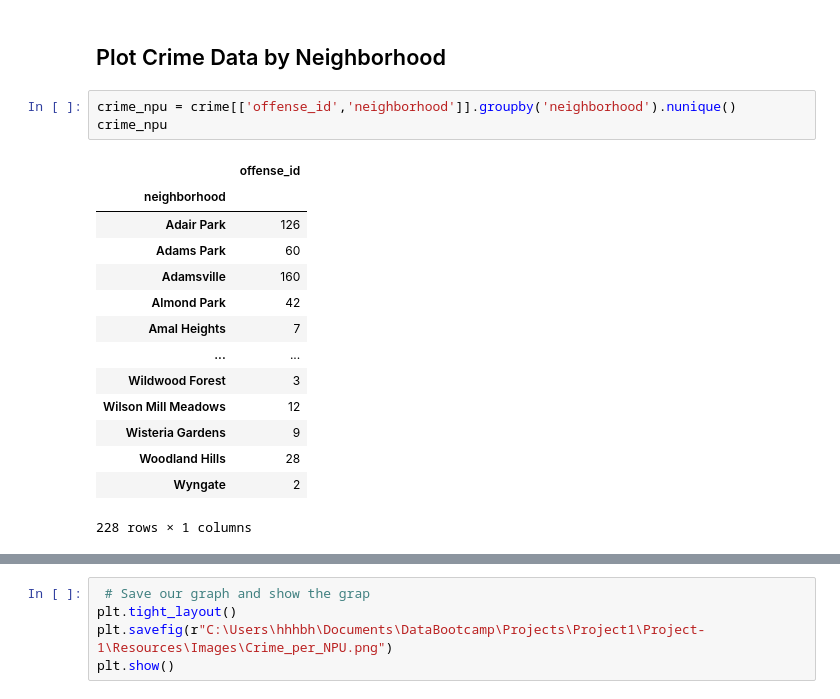
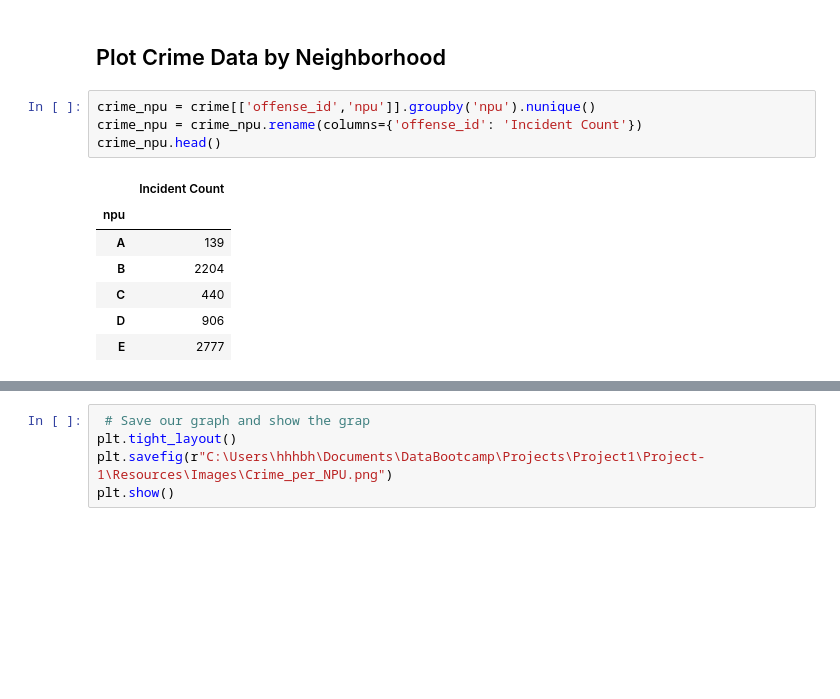
Before and after one commit to lmalla/Project-1, a Jupyter notebook: Hayden/SpatialJoin.ipynb, the cells around one changed output, grey strips where cells are left out. Saved outputs shown, nothing was run; the diff lists cells and outputs as text; blank space fills up the shorter version.

```diff
--- a/Hayden/SpatialJoin.ipynb
+++ b/Hayden/SpatialJoin.ipynb
@@ -163,20 +165,14 @@ crime.head()
 # %% [markdown]
 ## Plot Crime Data by Neighborhood
 # %%
-crime_npu = crime[['offense_id','neighborhood']].groupby('neighborhood').nunique()
-crime_npu
+crime_npu = crime[['offense_id','npu']].groupby('npu').nunique()
+crime_npu = crime_npu.rename(columns={'offense_id': 'Incident Count'})
+crime_npu.head()
 # %% [output]
-|  | offense_id |
-| neighborhood |  |
-| Adair Park | 126 |
-| Adams Park | 60 |
-| Adamsville | 160 |
-| Almond Park | 42 |
-| Amal Heights | 7 |
-| ... | ... |
-| Wildwood Forest | 3 |
-| Wilson Mill Meadows | 12 |
-| Wisteria Gardens | 9 |
-| Woodland Hills | 28 |
-| Wyngate | 2 |
+|  | Incident Count |
+| npu |  |
+| A | 139 |
+| B | 2204 |
+| C | 440 |
+| D | 906 |
+| E | 2777 |
-228 rows × 1 columns
```
Also changed, not shown: parts of 12 cells of this notebook, 2 other files.
